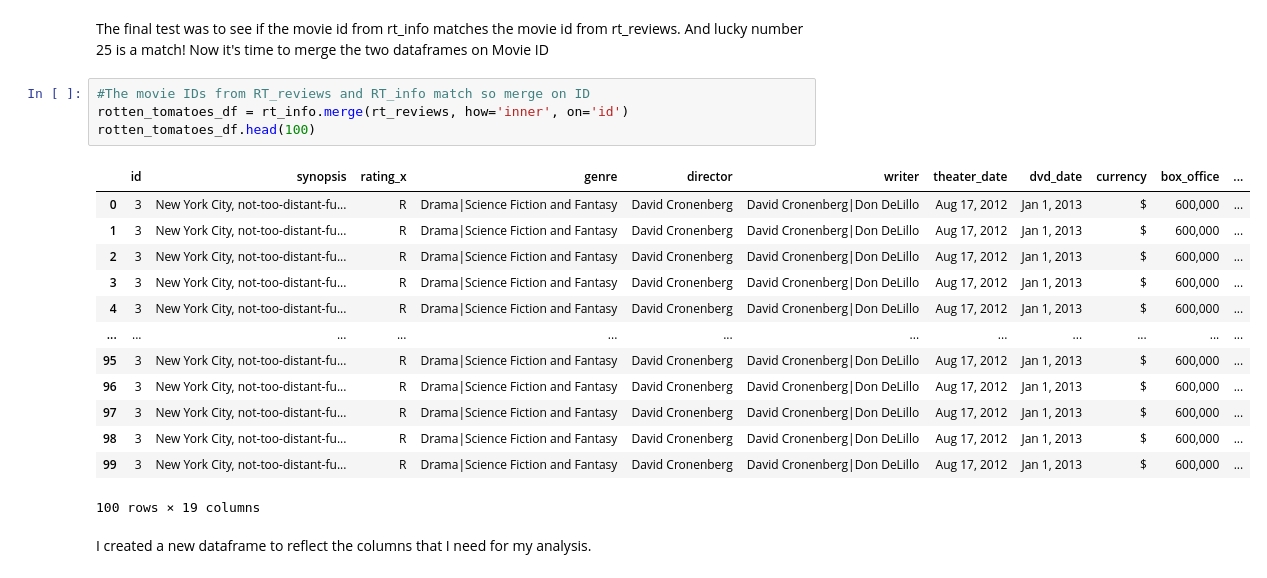
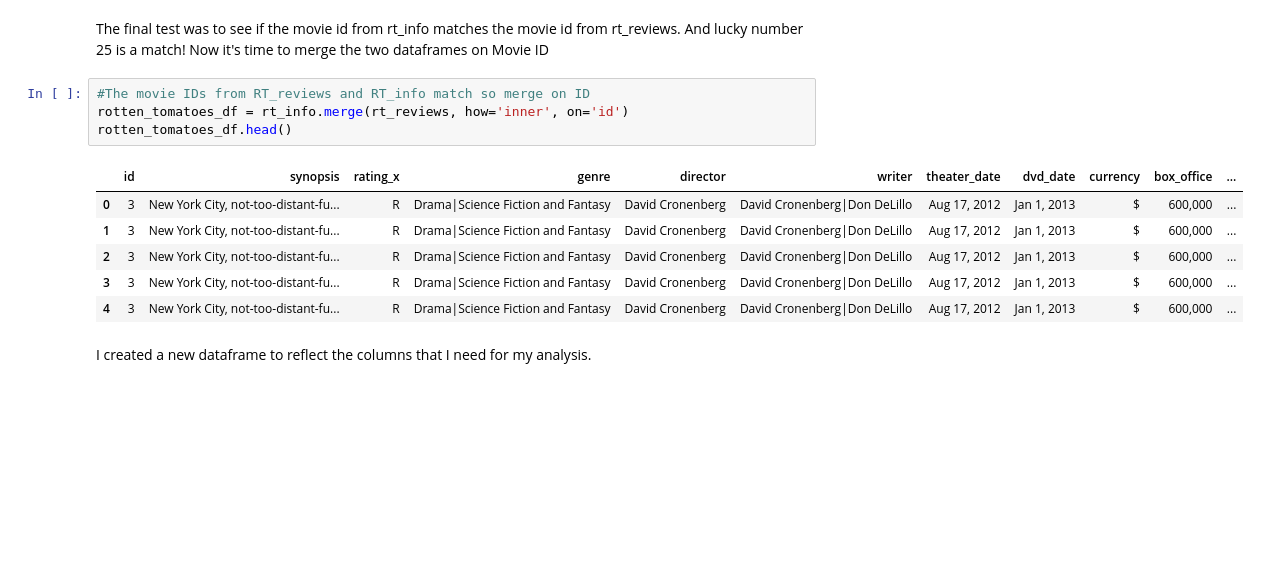
Before and after one commit to bnittalee/Movie_analysis, a Jupyter notebook: Movie_Analysis_Notebook.ipynb, the cells around one changed output. Drawn from its saved outputs; the diff is of its cells as text; blank space fills up the shorter version.

```diff
--- a/Movie_Analysis_Notebook.ipynb
+++ b/Movie_Analysis_Notebook.ipynb
@@ -356,21 +435,14 @@ rt_info['id'][18]
 # %%
 #The movie IDs from RT_reviews and RT_info match so merge on ID
 rotten_tomatoes_df = rt_info.merge(rt_reviews, how='inner', on='id')
-rotten_tomatoes_df.head(100)
+rotten_tomatoes_df.head()
 # %% [output]
 |  | id | synopsis | rating_x | genre | director | writer | theater_date | dvd_date | currency | box_office | ... |
 | 0 | 3 | New York City, not-too-distant-fu... | R | Drama|Science Fiction and Fantasy | David Cronenberg | David Cronenberg|Don DeLillo | Aug 17, 2012 | Jan 1, 2013 | $ | 600,000 | ... |
 | 1 | 3 | New York City, not-too-distant-fu... | R | Drama|Science Fiction and Fantasy | David Cronenberg | David Cronenberg|Don DeLillo | Aug 17, 2012 | Jan 1, 2013 | $ | 600,000 | ... |
 | 2 | 3 | New York City, not-too-distant-fu... | R | Drama|Science Fiction and Fantasy | David Cronenberg | David Cronenberg|Don DeLillo | Aug 17, 2012 | Jan 1, 2013 | $ | 600,000 | ... |
 | 3 | 3 | New York City, not-too-distant-fu... | R | Drama|Science Fiction and Fantasy | David Cronenberg | David Cronenberg|Don DeLillo | Aug 17, 2012 | Jan 1, 2013 | $ | 600,000 | ... |
 | 4 | 3 | New York City, not-too-distant-fu... | R | Drama|Science Fiction and Fantasy | David Cronenberg | David Cronenberg|Don DeLillo | Aug 17, 2012 | Jan 1, 2013 | $ | 600,000 | ... |
-| ... | ... | ... | ... | ... | ... | ... | ... | ... | ... | ... | ... |
-| 95 | 3 | New York City, not-too-distant-fu... | R | Drama|Science Fiction and Fantasy | David Cronenberg | David Cronenberg|Don DeLillo | Aug 17, 2012 | Jan 1, 2013 | $ | 600,000 | ... |
-| 96 | 3 | New York City, not-too-distant-fu... | R | Drama|Science Fiction and Fantasy | David Cronenberg | David Cronenberg|Don DeLillo | Aug 17, 2012 | Jan 1, 2013 | $ | 600,000 | ... |
-| 97 | 3 | New York City, not-too-distant-fu... | R | Drama|Science Fiction and Fantasy | David Cronenberg | David Cronenberg|Don DeLillo | Aug 17, 2012 | Jan 1, 2013 | $ | 600,000 | ... |
-| 98 | 3 | New York City, not-too-distant-fu... | R | Drama|Science Fiction and Fantasy | David Cronenberg | David Cronenberg|Don DeLillo | Aug 17, 2012 | Jan 1, 2013 | $ | 600,000 | ... |
-| 99 | 3 | New York City, not-too-distant-fu... | R | Drama|Science Fiction and Fantasy | David Cronenberg | David Cronenberg|Don DeLillo | Aug 17, 2012 | Jan 1, 2013 | $ | 600,000 | ... |
-100 rows × 19 columns
 # %% [markdown]
 <p>I created a new dataframe to reflect the columns that I need for my analysis.</p>
 # %%
```
Also changed, not shown: parts of 20 cells of this notebook, 2 other files.
